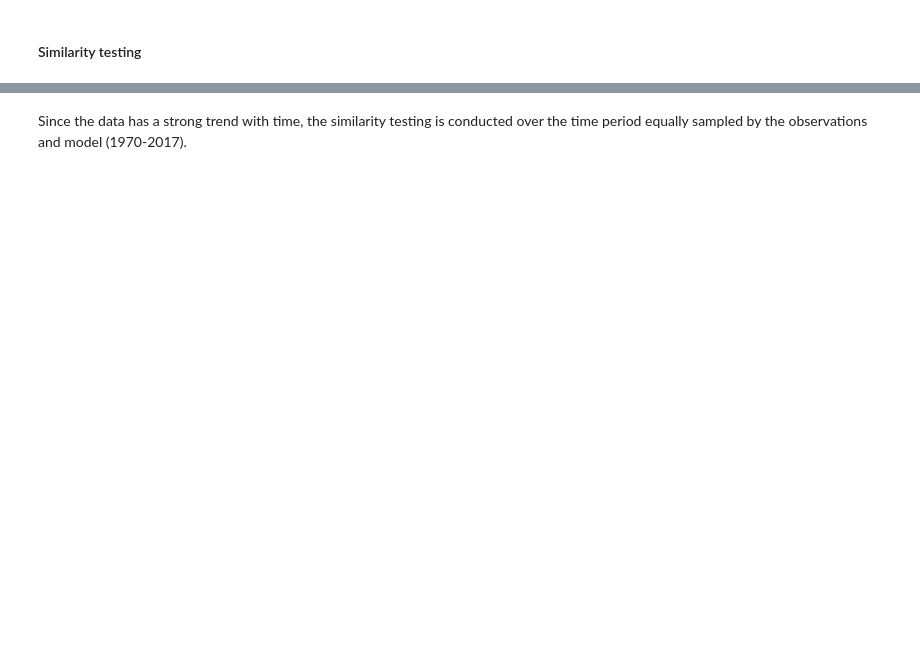
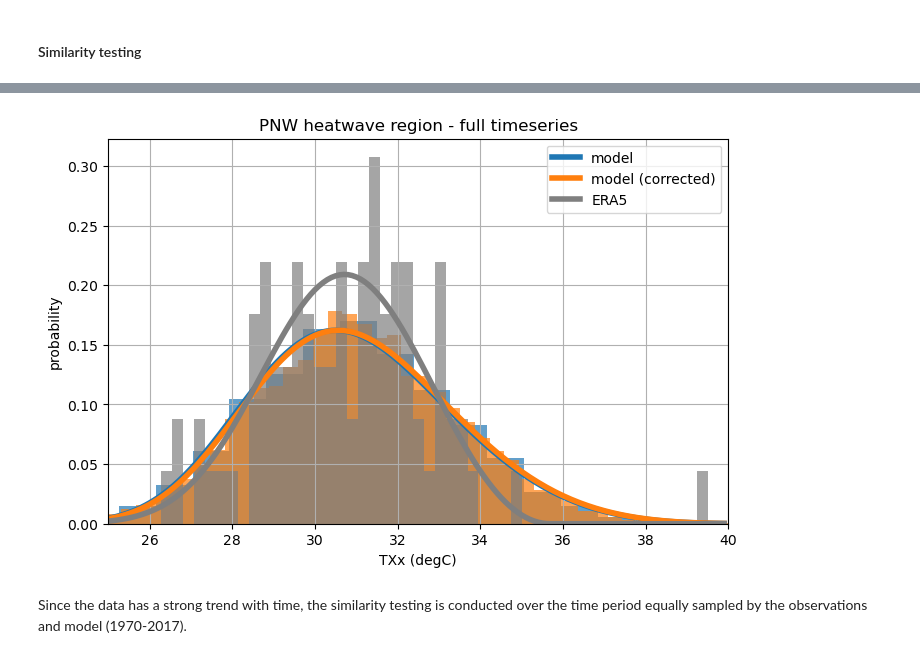
Before and after one commit to DamienIrving/unseen-projects, a Jupyter notebook: project-wcrp-txx/analysis_CanESM5.ipynb, the cells around one changed output, grey strips where cells are left out. Cells and saved outputs as stored; diff of their text form; code cells hidden in the pictures; blank space fills up the shorter version.

```diff
--- a/project-wcrp-txx/analysis_CanESM5.ipynb
+++ b/project-wcrp-txx/analysis_CanESM5.ipynb
@@ -275,3 +265,7 @@ plt.show()
+# %%
+plot_dist(time_period='full')
+# %% [output]
+[figure, added]
 # %% [markdown]
 Since the data has a strong trend with time, the similarity testing is conducted over the time period equally sampled by the observations and model (1970-2017).
 # %%
```
Also changed, not shown: parts of 19 cells of this notebook.
